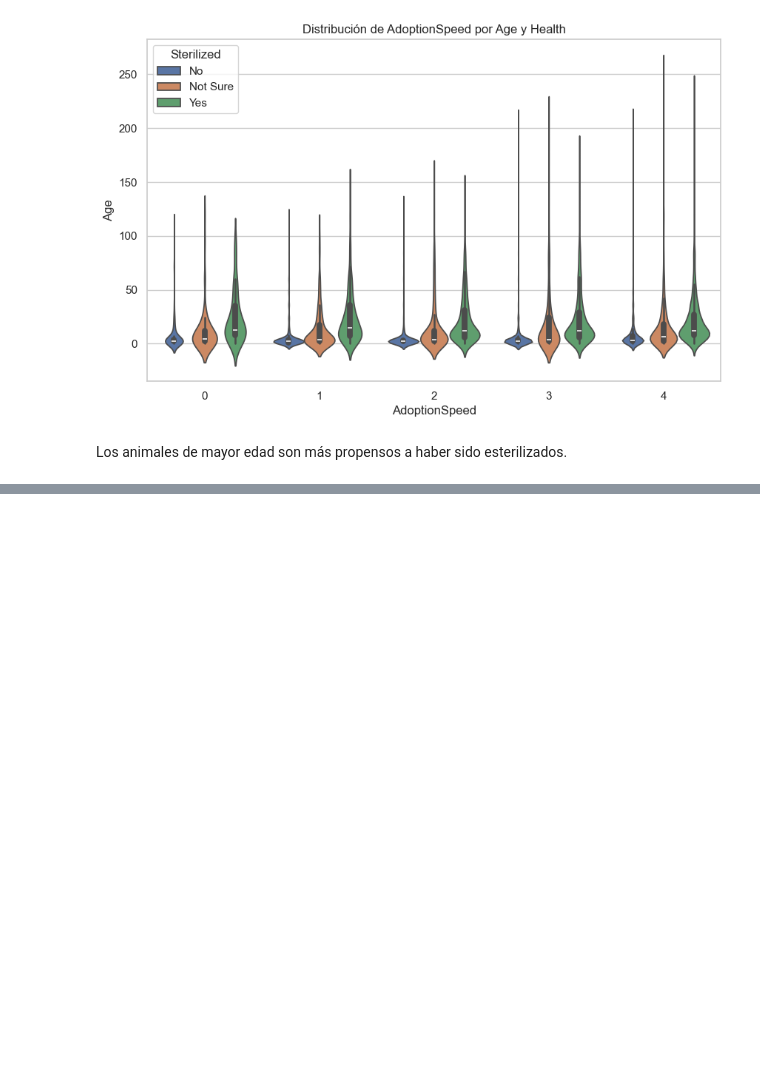
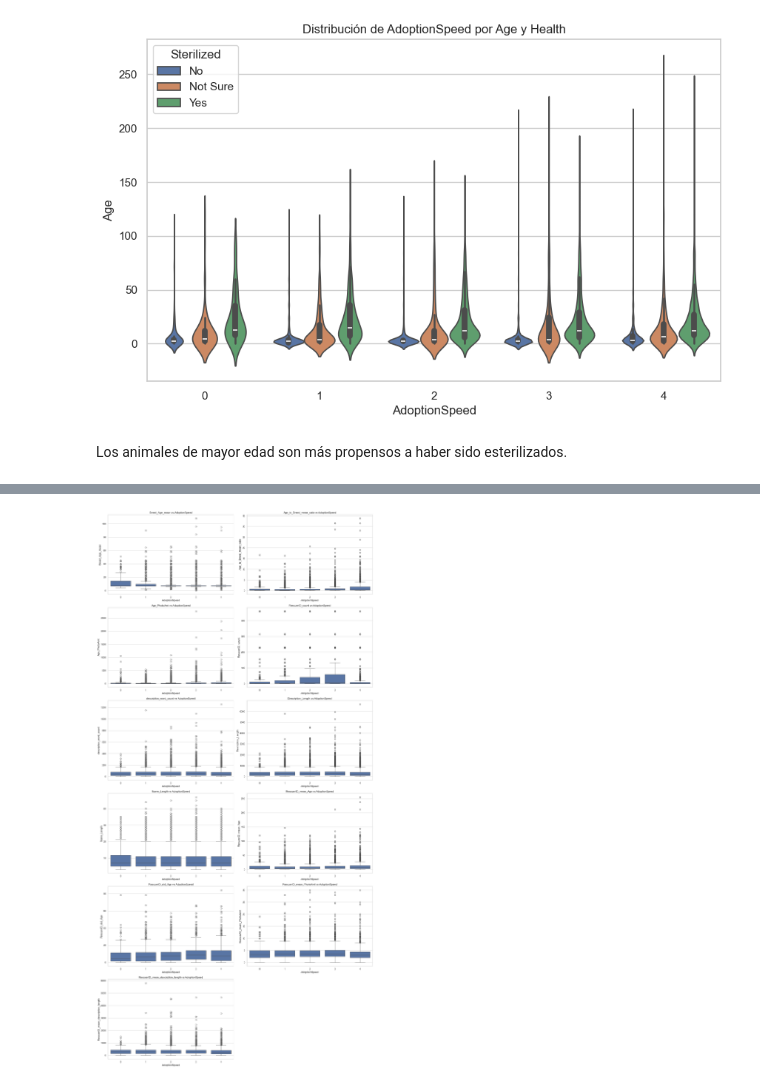
Before and after one commit to fechhh/laboII, a Jupyter notebook: EDA/eda_manual.ipynb, the cells around one changed output, grey strips where cells are left out. Saved outputs shown, nothing was run; the diff lists cells and outputs as text; code cells hidden in the pictures; blank space fills up the shorter version.

Commit message:
incluimos en eda top variables FE tabulares

```diff
--- a/EDA/eda_manual.ipynb
+++ b/EDA/eda_manual.ipynb
@@ -412,0 +450,18 @@ incluir los graficos/tablas y descripciones....
+# %%
+FE_cols=[
+    'Breed_Age_mean',
+    'Age_to_Breed_mean_ratio',
+    'Age_PhotoAmt',
+    'RescuerID_count',
+    "description_word_count",
+    'Description_Length',
+    'Name_Length',
+    'RescuerID_mean_Age',
+    'RescuerID_std_Age',
+    'RescuerID_mean_PhotoAmt',
+    'RescuerID_mean_description_length',
+]
+# %%
+run_eda(dataset_orig, FE_cols, categorical_cols, "relacion variables numericas con respuesta")
+# %% [output]
+[figure, added]
```
Also changed, not shown: parts of 8 cells of this notebook, 1 other file.
